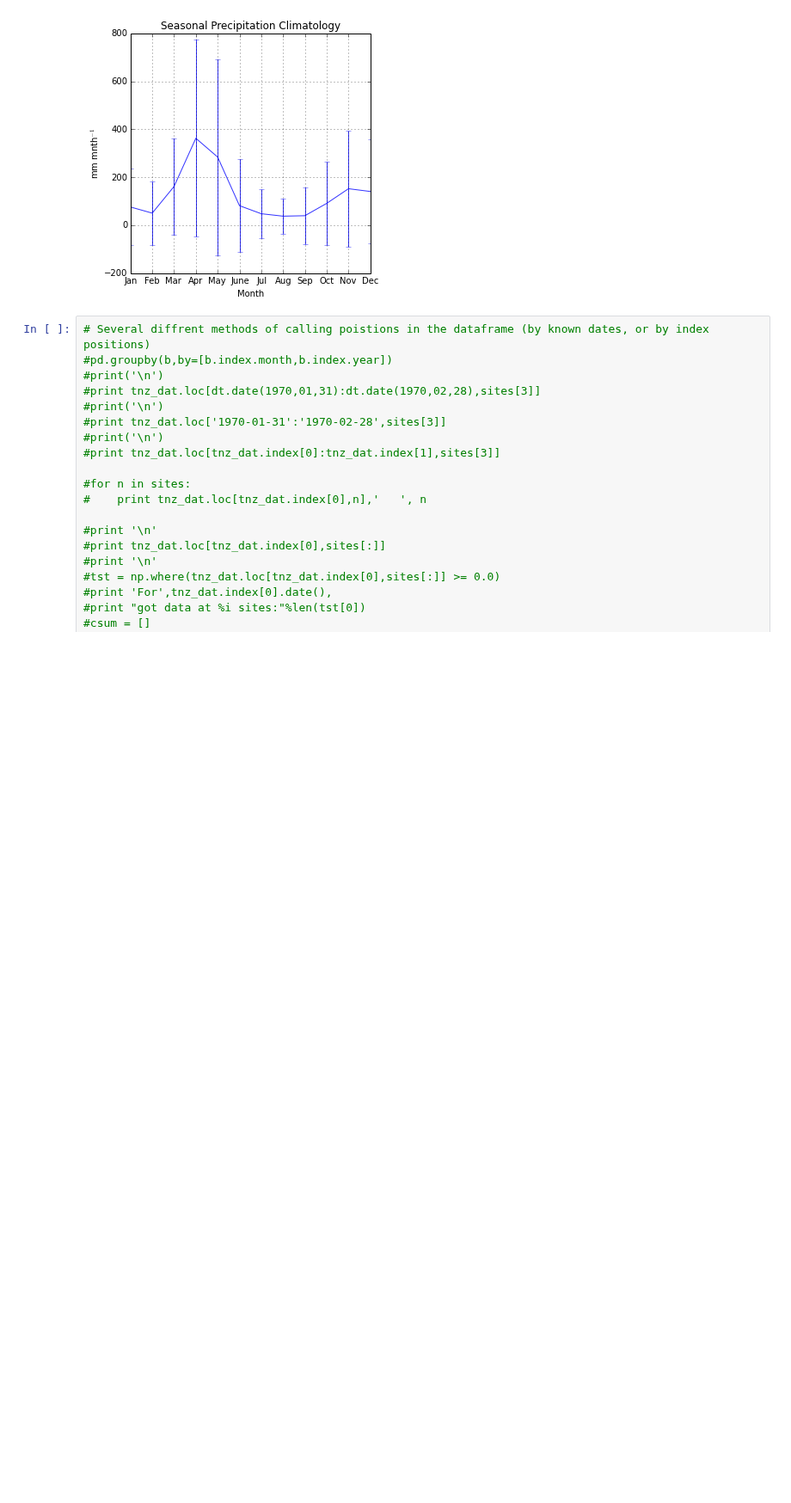
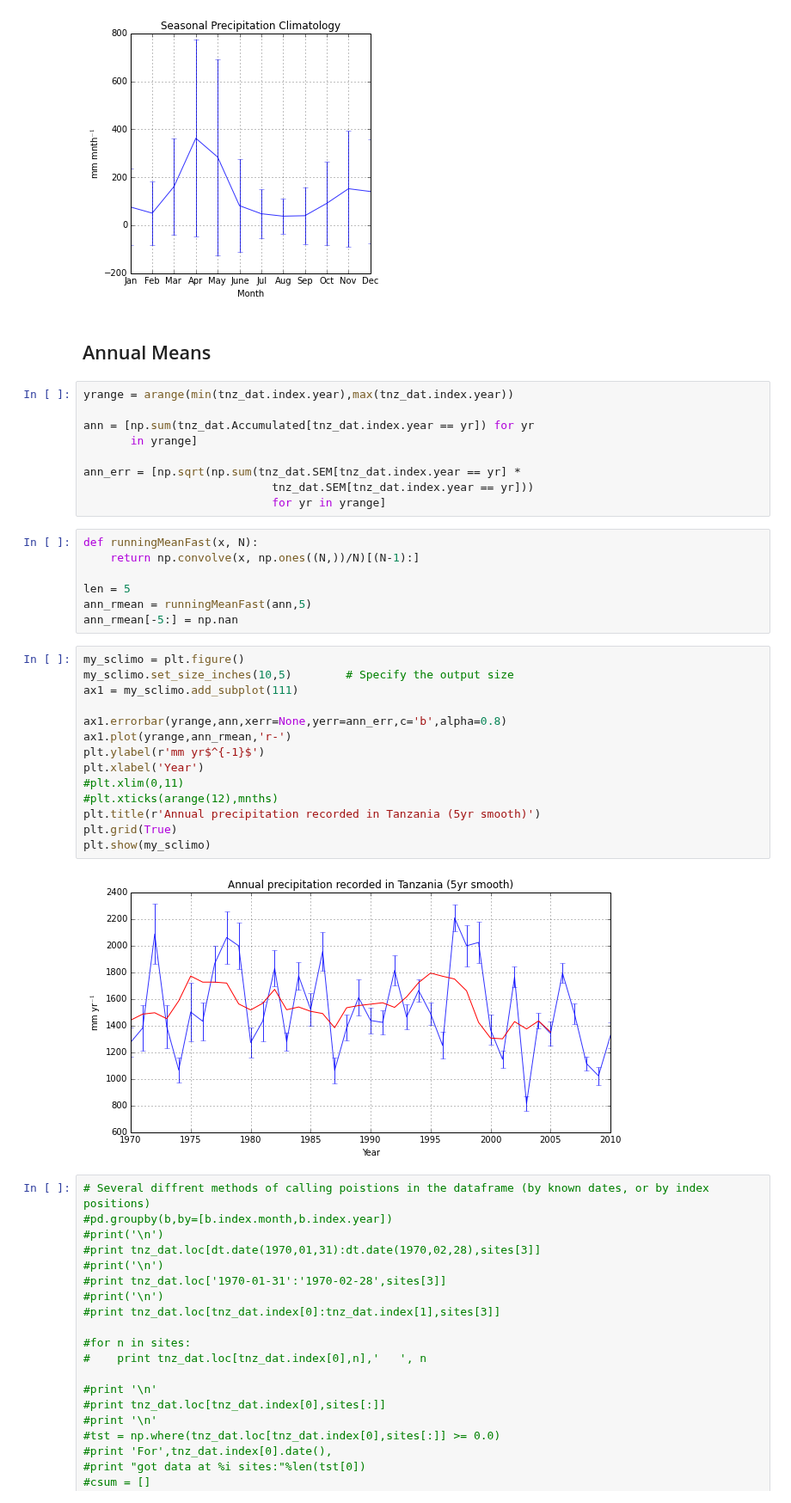
Before and after one commit to benlaken/Nbks, a Jupyter notebook: Precipitation_Tanzania.ipynb, the cells around one changed output. Shown at 86% size. Drawn from its saved outputs; the diff is of its cells as text; blank space fills up the shorter version.

```diff
--- a/Precipitation_Tanzania.ipynb
+++ b/Precipitation_Tanzania.ipynb
@@ -178,6 +178,40 @@ plt.grid(True)
 plt.show(my_sclimo)
 # %% [output]
 [figure]
+# %% [markdown]
+## Annual Means
+# %%
+yrange = arange(min(tnz_dat.index.year),max(tnz_dat.index.year))
+
+ann = [np.sum(tnz_dat.Accumulated[tnz_dat.index.year == yr]) for yr
+       in yrange]
+
+ann_err = [np.sqrt(np.sum(tnz_dat.SEM[tnz_dat.index.year == yr] *
+                            tnz_dat.SEM[tnz_dat.index.year == yr]))
+                            for yr in yrange]
+# %%
+def runningMeanFast(x, N):
+    return np.convolve(x, np.ones((N,))/N)[(N-1):]
+
+len = 5
+ann_rmean = runningMeanFast(ann,5)
+ann_rmean[-5:] = np.nan
+# %%
+my_sclimo = plt.figure()
+my_sclimo.set_size_inches(10,5)        # Specify the output size
+ax1 = my_sclimo.add_subplot(111)
+
+ax1.errorbar(yrange,ann,xerr=None,yerr=ann_err,c='b',alpha=0.8)
+ax1.plot(yrange,ann_rmean,'r-')
+plt.ylabel(r'mm yr$^{-1}$')
+plt.xlabel('Year')
+#plt.xlim(0,11)
+#plt.xticks(arange(12),mnths)
+plt.title(r'Annual precipitation recorded in Tanzania (5yr smooth)')
+plt.grid(True)
+plt.show(my_sclimo)
+# %% [output]
+[figure, added]
 # %%
 # Several diffrent methods of calling poistions in the dataframe (by known dates, or by index positions)
 #pd.groupby(b,by=[b.index.month,b.index.year])
```
